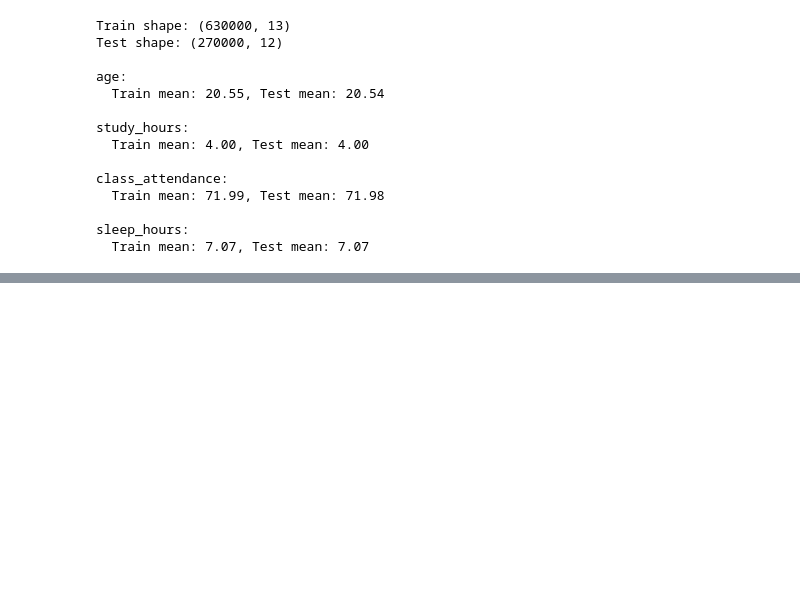
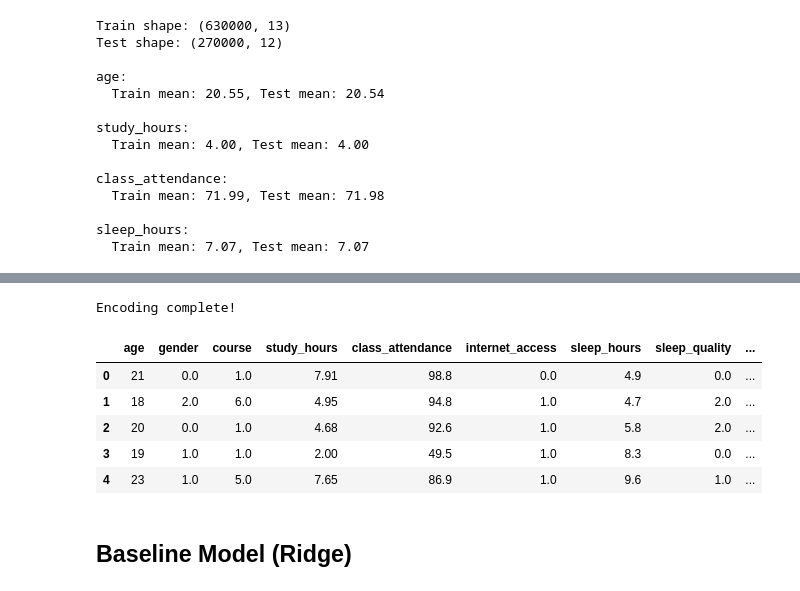
Before and after one commit to carlospereav/Kaggle-Competitions, a Jupyter notebook: Kaggle Series/Student Test Scores (Kaggle Series 6-12)/student_test_scores.ipynb, the cells around one changed output, grey strips where cells are left out. Cells and saved outputs as stored; diff of their text form; code cells hidden in the pictures; blank space fills up the shorter version.

```diff
--- a/Kaggle Series/Student Test Scores (Kaggle Series 6-12)/student_test_scores.ipynb
+++ b/Kaggle Series/Student Test Scores (Kaggle Series 6-12)/student_test_scores.ipynb
@@ -273,0 +305,18 @@ sleep_hours:
+# %%
+# Separate features and target
+target = 'exam_score'
+features = [col for col in df.columns if col not in ['id', target]]
+
+X = df[features].copy()
+y = df[target].copy()
+X_test = test_df[features].copy()
+
+# Identify categorical columns
+cat_cols = X.select_dtypes(include=['object']).columns.tolist()
+num_cols = X.select_dtypes(include=['float64', 'int64']).columns.tolist()
+
+print(f"Features: {len(features)}")
+print(f"Categorical: {cat_cols}")
+print(f"Numerical: {num_cols}")
+print(f"\nTrain shape: {X.shape}")
+print(f"Test shape: {X_test.shape}")
@@ -273,0 +330,19 @@ sleep_hours:
+# %%
+# Encode categorical columns with OrdinalEncoder
+encoder = OrdinalEncoder(handle_unknown='use_encoded_value', unknown_value=-1)
+
+X_encoded = X.copy()
+X_test_encoded = X_test.copy()
+
+X_encoded[cat_cols] = encoder.fit_transform(X[cat_cols])
+X_test_encoded[cat_cols] = encoder.transform(X_test[cat_cols])
+
+X_encoded.head()
+# %% [output]
+Encoding complete!
+|  | age | gender | course | study_hours | class_attendance | internet_access | sleep_hours | sleep_quality | ... |
+| 0 | 21 | 0.0 | 1.0 | 7.91 | 98.8 | 0.0 | 4.9 | 0.0 | ... |
+| 1 | 18 | 2.0 | 6.0 | 4.95 | 94.8 | 1.0 | 4.7 | 2.0 | ... |
+| 2 | 20 | 0.0 | 1.0 | 4.68 | 92.6 | 1.0 | 5.8 | 2.0 | ... |
+| 3 | 19 | 1.0 | 1.0 | 2.00 | 49.5 | 1.0 | 8.3 | 0.0 | ... |
+| 4 | 23 | 1.0 | 5.0 | 7.65 | 86.9 | 1.0 | 9.6 | 1.0 | ... |
@@ -273,0 +380,2 @@ sleep_hours:
+# %% [markdown]
+## Baseline Model (Ridge)
```
Also changed, not shown: parts of 21 cells of this notebook, 2 other files.
